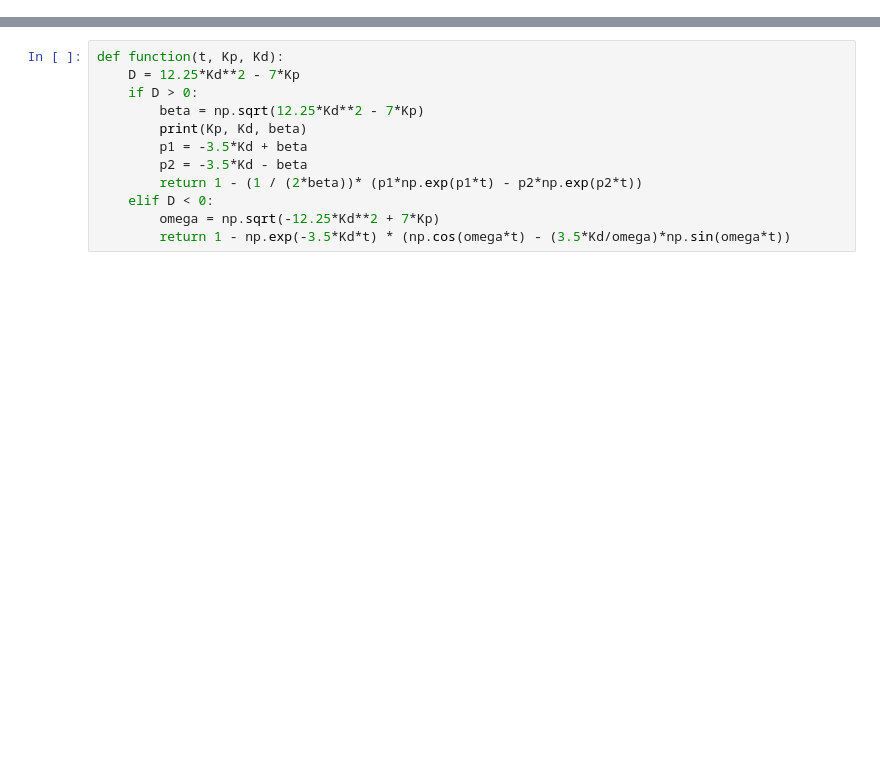
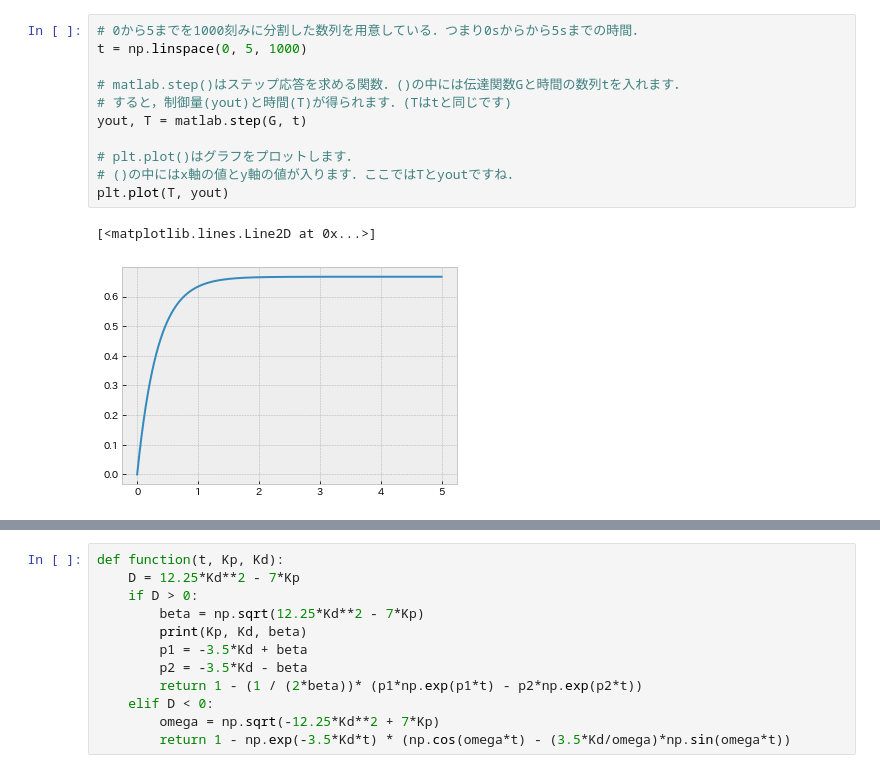
Before and after one commit to Toshi-M56/PIDcontrol, a Jupyter notebook: 工学実験PID制御実験シミュレーション.ipynb, the cells around one changed output, grey strips where cells are left out. Saved outputs shown, nothing was run; the diff lists cells and outputs as text; blank space fills up the shorter version.

```diff
--- a/工学実験PID制御実験シミュレーション.ipynb
+++ b/工学実験PID制御実験シミュレーション.ipynb
@@ -31,0 +111,14 @@ plt.style.use('bmh')
+# %%
+# 0から5までを1000刻みに分割した数列を用意している．つまり0sからから5sまでの時間．
+t = np.linspace(0, 5, 1000)
+
+# matlab.step()はステップ応答を求める関数．()の中には伝達関数Gと時間の数列tを入れます．
+# すると，制御量(yout)と時間(T)が得られます．(Tはtと同じです)
+yout, T = matlab.step(G, t)
+
+# plt.plot()はグラフをプロットします．
+# ()の中にはx軸の値とy軸の値が入ります．ここではTとyoutですね．
+plt.plot(T, yout)
+# %% [output]
+[<matplotlib.lines.Line2D at 0x...>]
+[figure, added]
```
Also changed, not shown: parts of 25 cells of this notebook.
